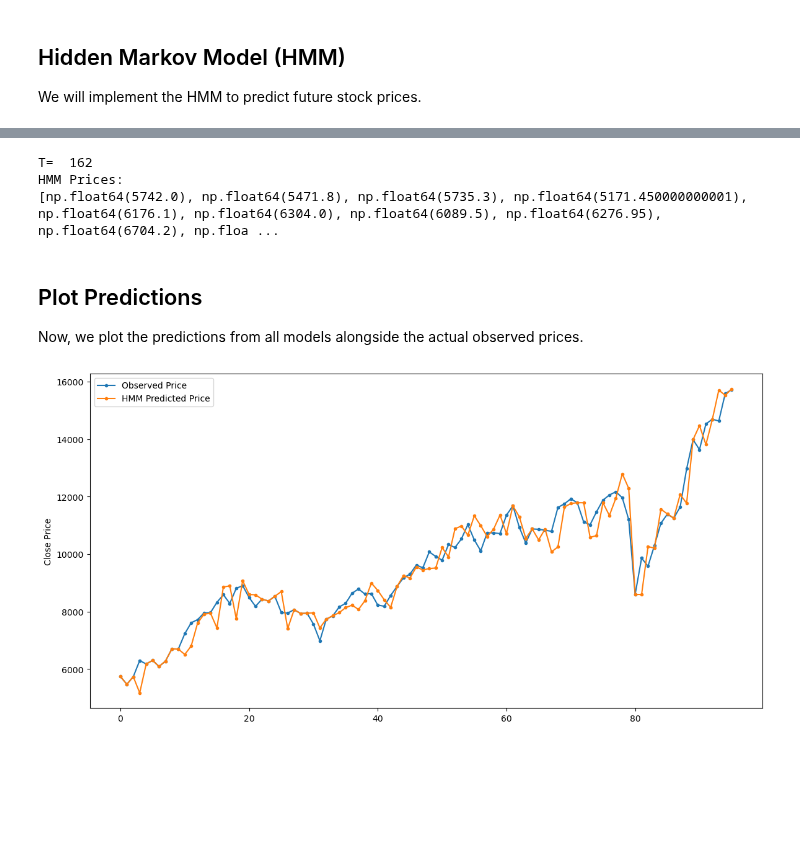
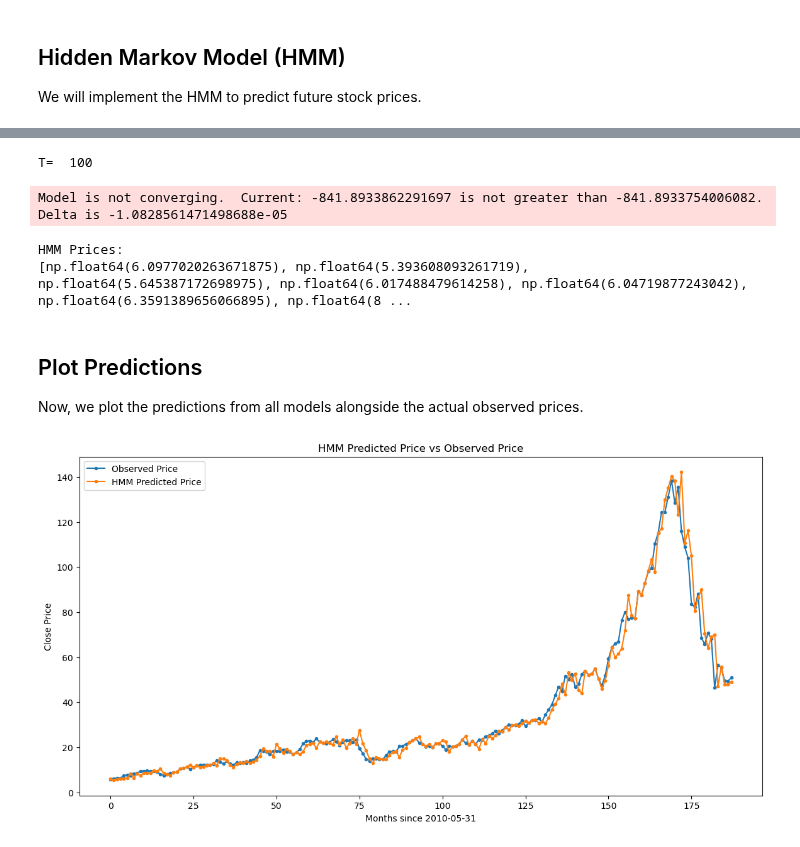
Before and after one commit to anderswol/AppStat2, a Jupyter notebook: Sagar/Stock_Price_Prediction_Models_Comparison.ipynb, the cells around one changed output, grey strips where cells are left out. Drawn from its saved outputs; the diff is of its cells as text; code cells hidden in the pictures; blank space fills up the shorter version.

```diff
--- a/Sagar/Stock_Price_Prediction_Models_Comparison.ipynb
+++ b/Sagar/Stock_Price_Prediction_Models_Comparison.ipynb
@@ -57,0 +72,3 @@ print(data)
+# %%
+# Print the monthly data
+obs = dataExtracterMonths('NVO', '2002-01-01', '2026-01-01')
@@ -59,3 +79,9 @@ print(data)
 ## Hidden Markov Model (HMM)
 
 We will implement the HMM to predict future stock prices.
+# %%
+cutoff = 100
+data = obs[:cutoff]
+dates = obs['Date'][cutoff:]
+data = data[data.columns[1:5]]
+obs = obs[obs.columns[1:5]]
@@ -62,23 +109,22 @@ We will implement the HMM to predict future stock prices.
 # %%
-data = data[data.columns[1:5]]
-obs = obs[obs.columns[1:5]]
+
 # Calculate number of rows and set training window
 T = data.shape[0]
 print("T= ", T)
 
 # Define the size of the training window
-d = 96
-D = 96
+predict_size = len(obs) - len(data) # Data points to predict
+window_size = 100 # Window size
 hmm_price = []
 
 temp_T = T
 first_time = True
 
 # Sliding window approach to predict future prices
-while T < temp_T + d:
+while T < temp_T + predict_size:
 
-    # Train HMM on data from T-D+1 to T
-    train_data = obs.iloc[T-D:T]
+    # Train HMM on data from T-window_size+1 to T
+    train_data = obs.iloc[T-window_size:T]
     train_data = train_data.dropna()
 
     # Set the random seed
@@ -104,10 +150,10 @@ while T < temp_T + d:
     min_diff = float('inf')
     min_t = T
     min_likelihood = original_likelihood
-    while t-D>  0:
+    while t-window_size>  0:
         t = t-1
 
-        train_data = obs.iloc[t-D:t]
+        train_data = obs.iloc[t-window_size:t]
         new_likelihood = model.score(train_data)
         if (abs(new_likelihood - original_likelihood))< min_diff:  # Threshold for comparison by choosing that new_likelihood which is minimum
             min_diff = abs(new_likelihood - original_likelihood)
@@ -126,7 +172,7 @@ print(hmm_price)
 
 # Plot the predicted and observed prices
 close = []
-truncated_obs = obs.iloc[T-d:T]
+truncated_obs = obs.iloc[T-predict_size:T]
 
 for i in truncated_obs['Close']:
   close.append(i)
@@ -137,24 +183,23 @@ for i in truncated_obs['Close']:
 # plt.legend()
 # plt.show()
 # %% [output]
-T=  162
-HMM Prices:
-[np.float64(5742.0), np.float64(5471.8), np.float64(5735.3), np.float64(5171.450000000001), np.float64(6176.1), np.float64(6304.0), np.float64(6089.5), np.float64(6276.95), np.float64(6704.2), np.floa ...
+T=  100
+Model is not converging.  Current: -841.8933862291697 is not greater than -841.8933754006082. Delta is -1.0828561471498688e-05
+HMM Prices:
+[np.float64(6.0977020263671875), np.float64(5.393608093261719), np.float64(5.645387172698975), np.float64(6.017488479614258), np.float64(6.04719877243042), np.float64(6.3591389656066895), np.float64(8 ...
 # %% [markdown]
 ## Plot Predictions
 
 Now, we plot the predictions from all models alongside the actual observed prices.
 # %%
-plt.figure(figsize=(14, 7))
+fig, ax = plt.subplots(figsize=(14, 7))
 
 # Plot actual prices for the corresponding period
-plt.plot(close, marker='.', label='Observed Price')
-
-# Plot HMM predicted prices
-plt.plot(hmm_price, marker='.', label='HMM Predicted Price')
-
-plt.ylabel("Close Price")
-plt.legend()
-plt.show()
+ax.plot(close, marker='.', label='Observed Price')
+ax.plot(hmm_price, marker='.', label='HMM Predicted Price')
+ax.set_ylabel("Close Price")
+ax.set_xlabel(f"Months since {dates[cutoff]}")
+ax.legend();
+ax.set_title("HMM Predicted Price vs Observed Price");
 # %% [output]
-[figure, old version]
+[figure, new version]
```
Also changed, not shown: parts of 11 cells of this notebook, 2 other files.
